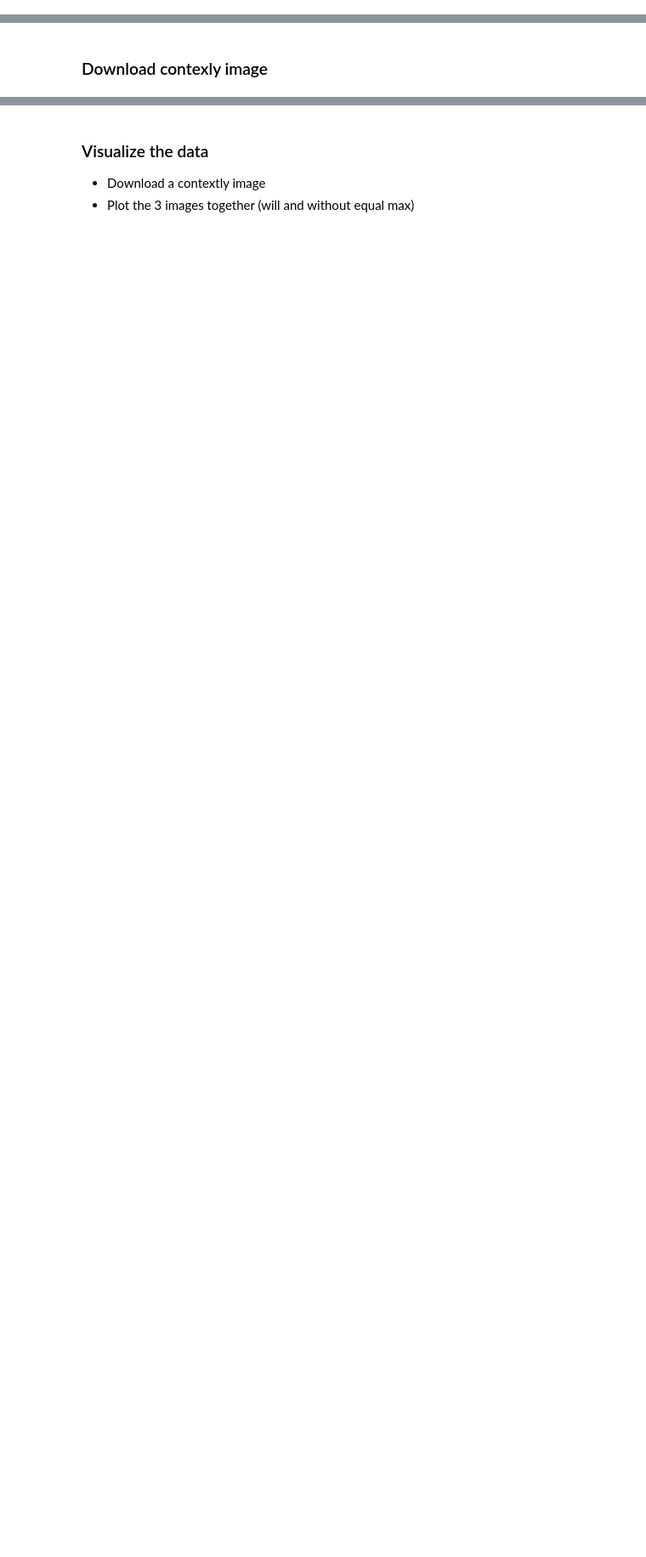
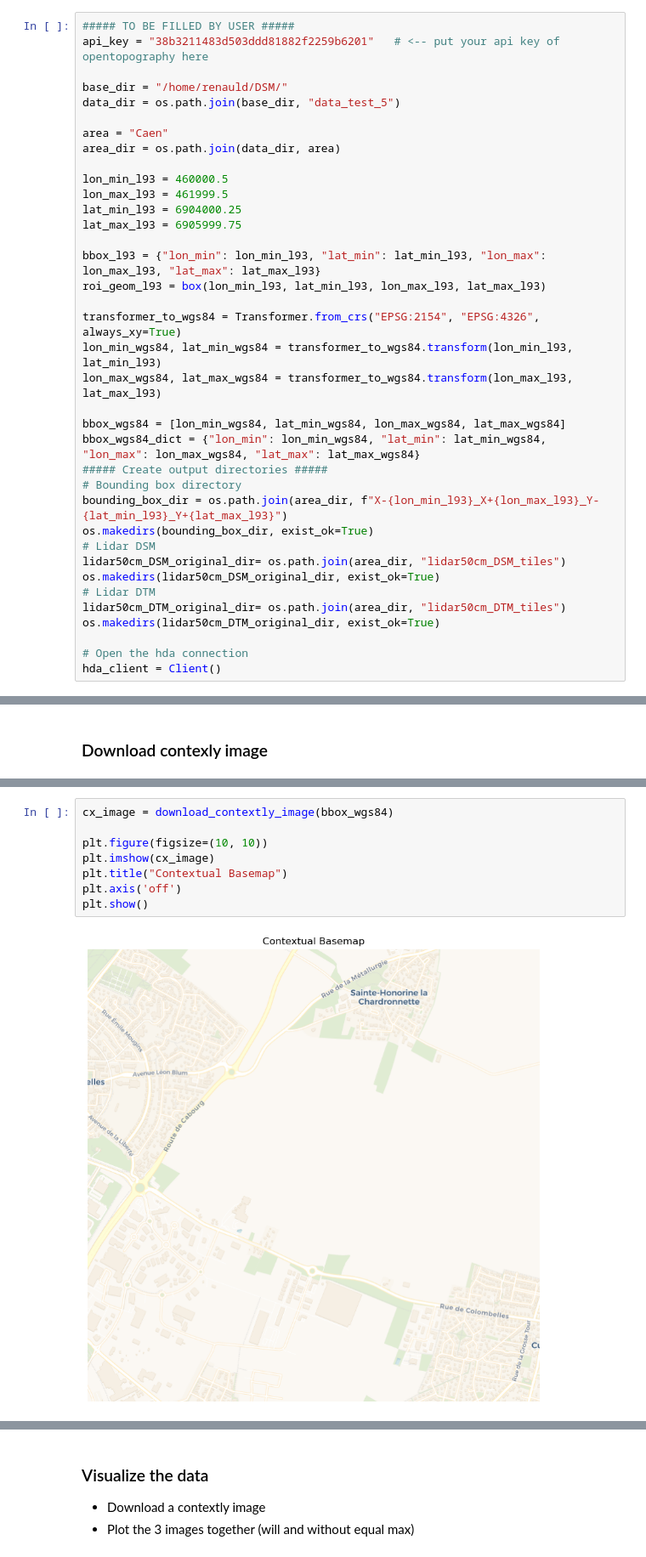
Before and after one commit to rhedouin/DSM, a Jupyter notebook: Notebooks/download_Lidar_Copernicus_data.ipynb, the cells around one changed output, grey strips where cells are left out. Shown at 85% size. Cells and saved outputs as stored; diff of their text form; blank space fills up the shorter version.

```diff
--- a/Notebooks/download_Lidar_Copernicus_data.ipynb
+++ b/Notebooks/download_Lidar_Copernicus_data.ipynb
@@ -544,3 +665,40 @@ roi_geom_l93 = box(lon_min_l93, lat_min_l93, lon_max_l93, lat_max_l93)
+# %%
+##### TO BE FILLED BY USER #####
+api_key = "38b3211483d503ddd81882f2259b6201"   # <-- put your api key of opentopography here
+
+base_dir = "/home/renauld/DSM/"
+data_dir = os.path.join(base_dir, "data_test_5")
+
+area = "Caen"
+area_dir = os.path.join(data_dir, area)
+
+lon_min_l93 = 460000.5
+lon_max_l93 = 461999.5
+lat_min_l93 = 6904000.25
+lat_max_l93 = 6905999.75
+
+bbox_l93 = {"lon_min": lon_min_l93, "lat_min": lat_min_l93, "lon_max": lon_max_l93, "lat_max": lat_max_l93}
+roi_geom_l93 = box(lon_min_l93, lat_min_l93, lon_max_l93, lat_max_l93)
+
+transformer_to_wgs84 = Transformer.from_crs("EPSG:2154", "EPSG:4326", always_xy=True)
+lon_min_wgs84, lat_min_wgs84 = transformer_to_wgs84.transform(lon_min_l93, lat_min_l93)
+lon_max_wgs84, lat_max_wgs84 = transformer_to_wgs84.transform(lon_max_l93, lat_max_l93)
+
+bbox_wgs84 = [lon_min_wgs84, lat_min_wgs84, lon_max_wgs84, lat_max_wgs84]
+bbox_wgs84_dict = {"lon_min": lon_min_wgs84, "lat_min": lat_min_wgs84, "lon_max": lon_max_wgs84, "lat_max": lat_max_wgs84}
+##### Create output directories #####
+# Bounding box directory
+bounding_box_dir = os.path.join(area_dir, f"X-{lon_min_l93}_X+{lon_max_l93}_Y-{lat_min_l93}_Y+{lat_max_l93}")
+os.makedirs(bounding_box_dir, exist_ok=True)
+# Lidar DSM
+lidar50cm_DSM_original_dir= os.path.join(area_dir, "lidar50cm_DSM_tiles")
+os.makedirs(lidar50cm_DSM_original_dir, exist_ok=True)
+# Lidar DTM
+lidar50cm_DTM_original_dir= os.path.join(area_dir, "lidar50cm_DTM_tiles")
+os.makedirs(lidar50cm_DTM_original_dir, exist_ok=True)
+
+# Open the hda connection
+hda_client = Client()
 # %% [markdown]
 ### Visualize the available Lidar database on the the IGN WFS endpoint
 # %%
@@ -1119,0 +1015,10 @@ cx_image = download_contextly_image(bbox_wgs84)
+# %%
+cx_image = download_contextly_image(bbox_wgs84)
+
+plt.figure(figsize=(10, 10))
+plt.imshow(cx_image)
+plt.title("Contextual Basemap")
+plt.axis('off')
+plt.show()
+# %% [output]
+[figure, added]
```
Also changed, not shown: parts of 46 cells of this notebook.
